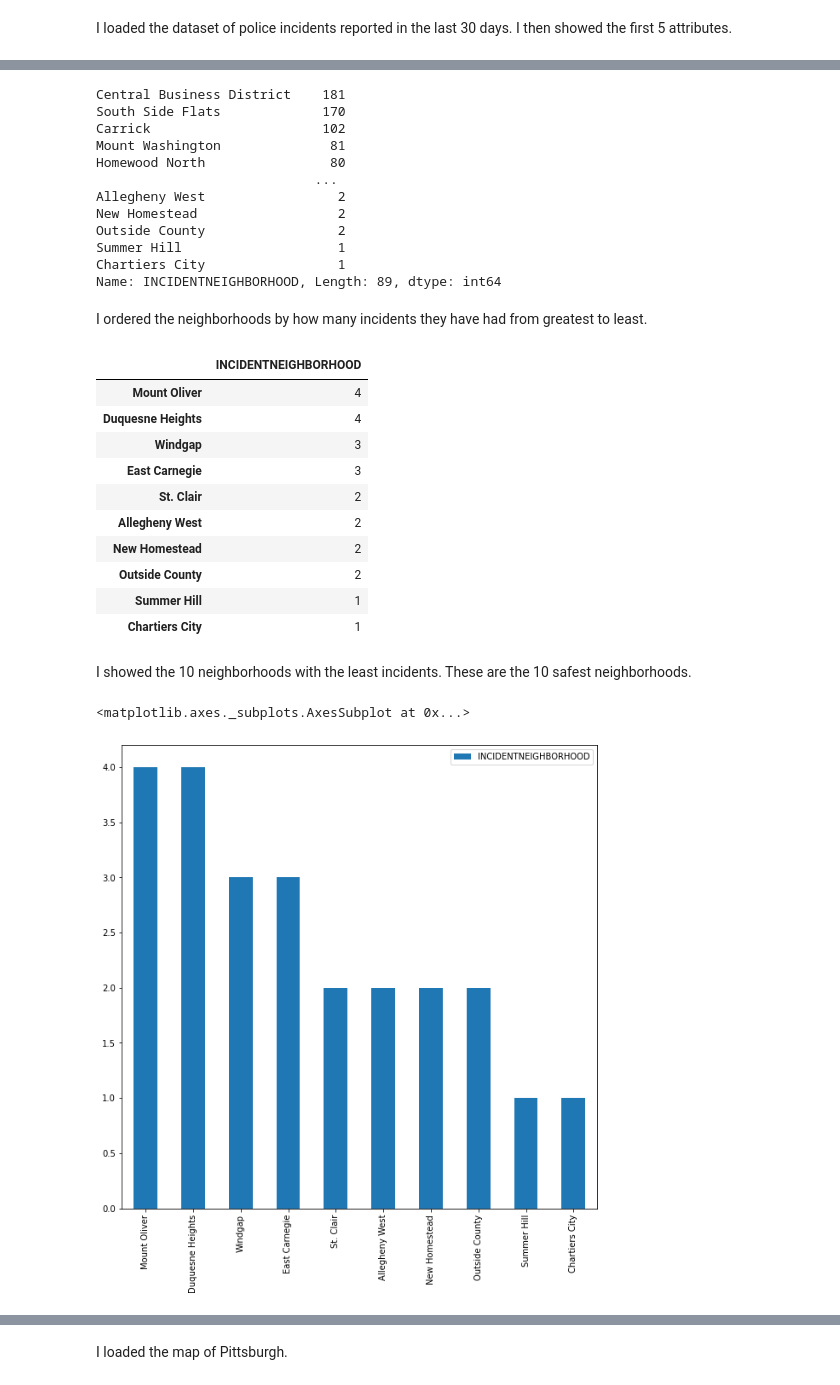
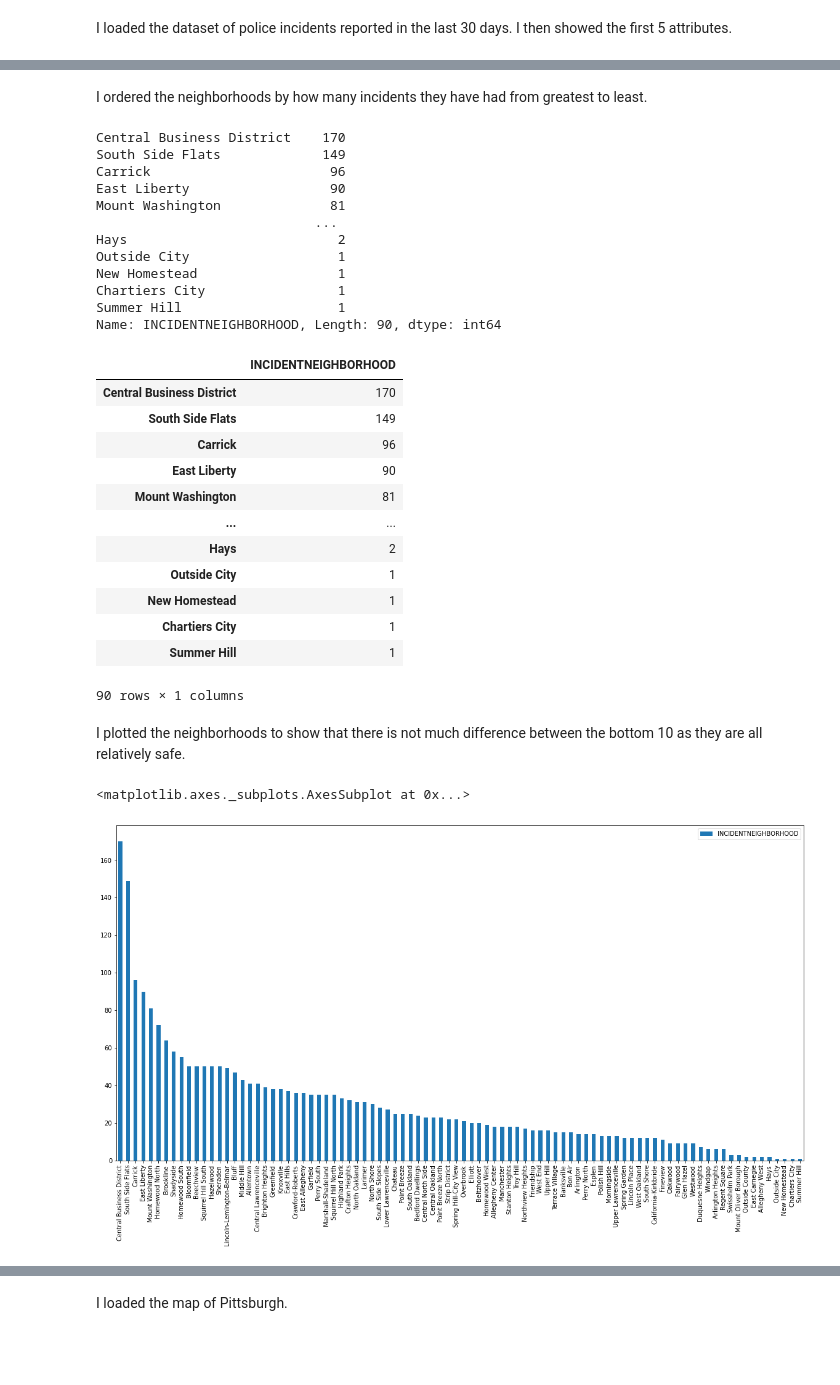
Before and after one commit to gjm55/Big-Ideas-Final, a Jupyter notebook: sbp34-Final.ipynb, the cells around one changed output, grey strips where cells are left out. Drawn from its saved outputs; the diff is of its cells as text; code cells hidden in the pictures; blank space fills up the shorter version.

```diff
--- a/sbp34-Final.ipynb
+++ b/sbp34-Final.ipynb
@@ -20,2 +9,6 @@ df.head(5)
 # %% [markdown]
 I loaded the dataset of police incidents reported in the last 30 days. I then showed the first 5 attributes.
+# %%
+df = pd.read_csv("police_incident_data.csv")
+df = df.dropna()
+df.head(5)
@@ -22,39 +22,44 @@ I loaded the dataset of police incidents reported in the last 30 days. I then sh
+# %%
+query_mask3 = df['INCIDENTNEIGHBORHOOD'] == "Mount Oliver"
+df.loc[query_mask3] = "Mount Oliver Borough"
+# %% [markdown]
+I ordered the neighborhoods by how many incidents they have had from greatest to least.
 # %%
 df["INCIDENTNEIGHBORHOOD"].value_counts()
 # %% [output]
-Central Business District    181
-South Side Flats             170
-Carrick                      102
+Central Business District    170
+South Side Flats             149
+Carrick                       96
+East Liberty                  90
 Mount Washington              81
-Homewood North                80
                             ...
-Allegheny West                 2
-New Homestead                  2
-Outside County                 2
+Hays                           2
+Outside City                   1
+New Homestead                  1
+Chartiers City                 1
 Summer Hill                    1
-Chartiers City                 1
-Name: INCIDENTNEIGHBORHOOD, Length: 89, dtype: int64
+Name: INCIDENTNEIGHBORHOOD, Length: 90, dtype: int64
-# %% [markdown]
-I ordered the neighborhoods by how many incidents they have had from greatest to least.
 # %%
-safe_neighborhoods = pd.DataFrame((df["INCIDENTNEIGHBORHOOD"].value_counts()).tail(10))
+safe_neighborhoods = pd.DataFrame((df["INCIDENTNEIGHBORHOOD"].value_counts()))
 safe_neighborhoods
 # %% [output]
 |  | INCIDENTNEIGHBORHOOD |
-| Mount Oliver | 4 |
-| Duquesne Heights | 4 |
-| Windgap | 3 |
-| East Carnegie | 3 |
-| St. Clair | 2 |
-| Allegheny West | 2 |
-| New Homestead | 2 |
-| Outside County | 2 |
+| Central Business District | 170 |
+| South Side Flats | 149 |
+| Carrick | 96 |
+| East Liberty | 90 |
+| Mount Washington | 81 |
+| ... | ... |
+| Hays | 2 |
+| Outside City | 1 |
+| New Homestead | 1 |
+| Chartiers City | 1 |
 | Summer Hill | 1 |
-| Chartiers City | 1 |
+90 rows × 1 columns
-# %% [markdown]
-I showed the 10 neighborhoods with the least incidents. These are the 10 safest neighborhoods.
+# %% [markdown]
+I plotted the neighborhoods to show that there is not much difference between the bottom 10 as they are all relatively safe.
 # %%
-safe_neighborhoods.plot.bar(figsize = (10,10))
+safe_neighborhoods.plot.bar(figsize = (20,10))
 # %% [output]
 <matplotlib.axes._subplots.AxesSubplot at 0x...>
-[figure, old version]
+[figure, new version]
```
Also changed, not shown: parts of 15 cells of this notebook.
